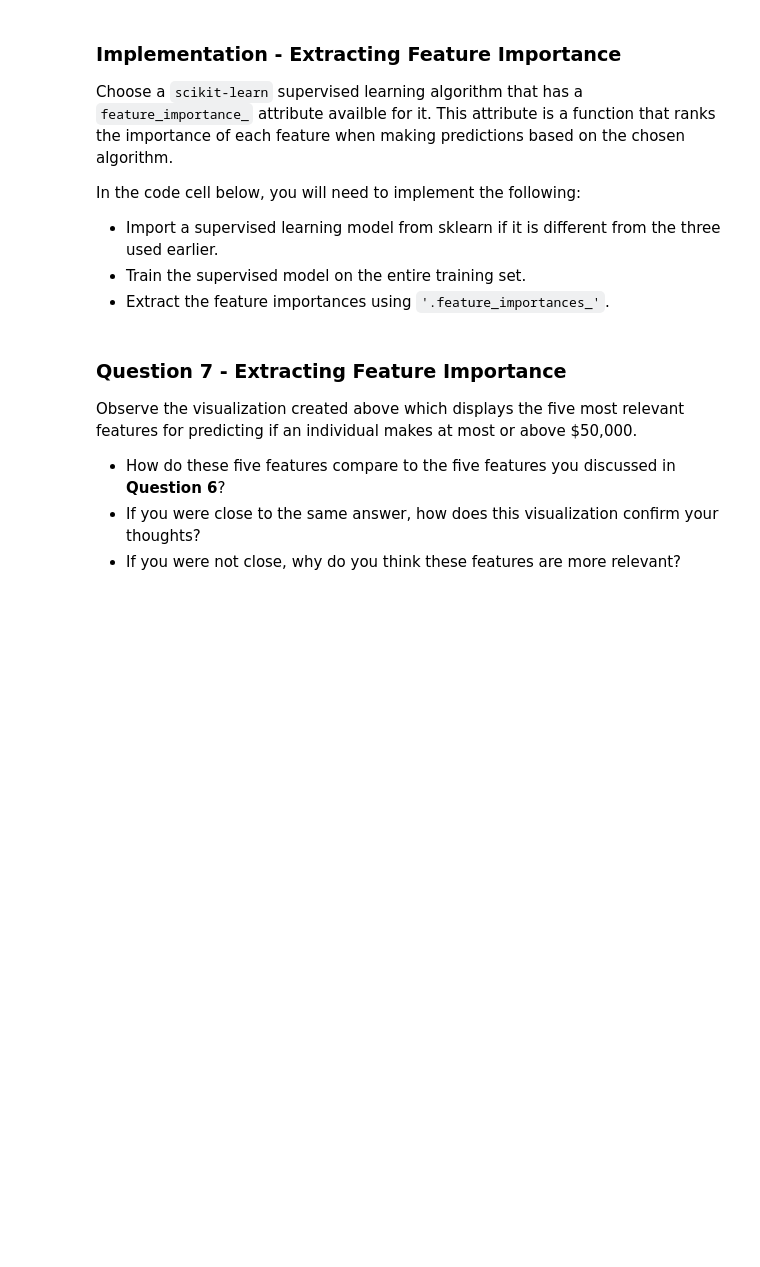
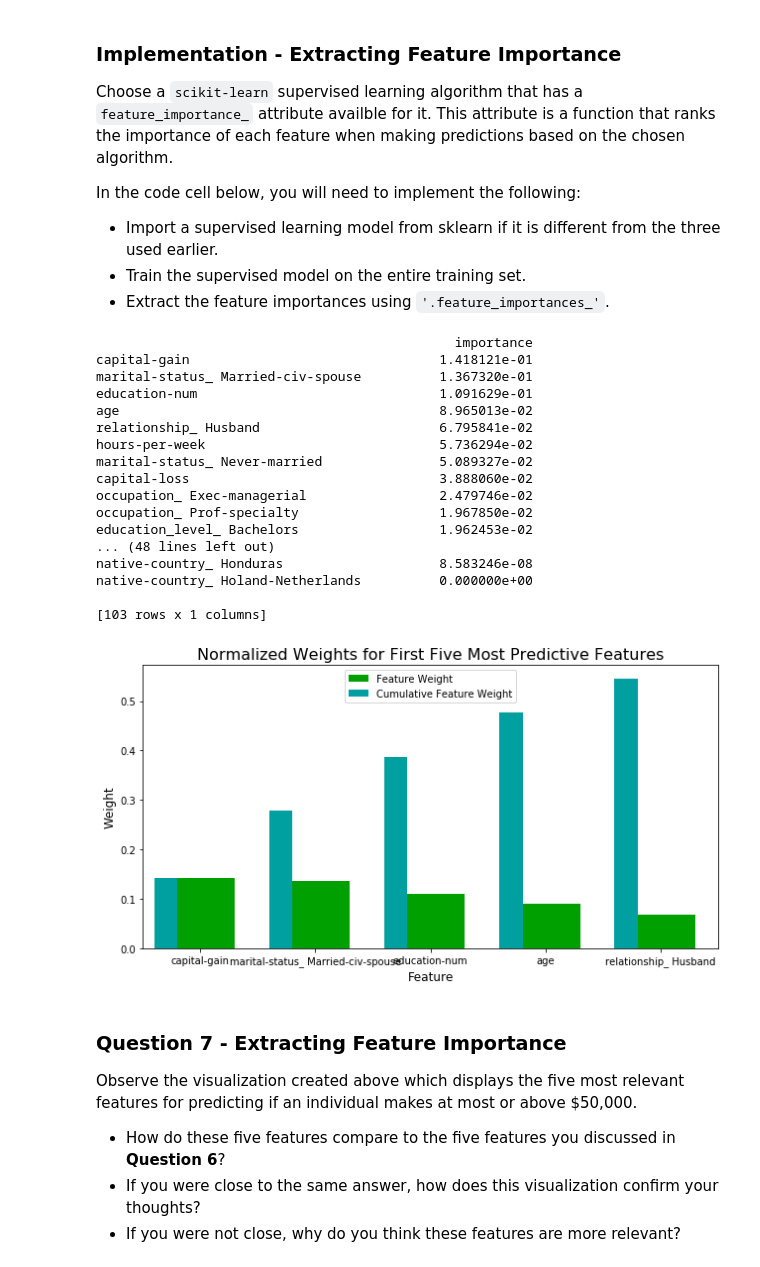
Before and after one commit to matthiasbuehl/machine-learning, a Jupyter notebook: projects/finding_donors/finding_donors.ipynb, the cells around one changed output. Drawn from its saved outputs; the diff is of its cells as text; code cells hidden in the pictures; blank space fills up the shorter version.

```diff
--- a/projects/finding_donors/finding_donors.ipynb
+++ b/projects/finding_donors/finding_donors.ipynb
@@ -643,15 +655,40 @@ In the code cell below, you will need to implement the following:
 # %%
 # TODO: Import a supervised learning model that has 'feature_importances_'
 
 
 # TODO: Train the supervised model on the training set using .fit(X_train, y_train)
-model = None
+# I will use my optimized model since it supports .feature_importances_
+model = best_clf
 
 # TODO: Extract the feature importances using .feature_importances_
-importances = None
+importances = model.feature_importances_
+feature_importances = pd.DataFrame(importances,
+                                   index = X_train.columns,
+                                   columns=['importance']) \
+                                       .sort_values('importance', ascending=False)
+print(feature_importances)
 
 # Plot
 vs.feature_plot(importances, X_train, y_train)
+# %% [output]
+                                              importance
+capital-gain                                1.418121e-01
+marital-status_ Married-civ-spouse          1.367320e-01
+education-num                               1.091629e-01
+age                                         8.965013e-02
+relationship_ Husband                       6.795841e-02
+hours-per-week                              5.736294e-02
+marital-status_ Never-married               5.089327e-02
+capital-loss                                3.888060e-02
+occupation_ Exec-managerial                 2.479746e-02
+occupation_ Prof-specialty                  1.967850e-02
+education_level_ Bachelors                  1.962453e-02
+... (48 lines left out)
+native-country_ Honduras                    8.583246e-08
+native-country_ Holand-Netherlands          0.000000e+00
+
+[103 rows x 1 columns]
+[figure, added]
 # %% [markdown]
 ### Question 7 - Extracting Feature Importance
 
```
Also changed, not shown: parts of 11 cells of this notebook.
